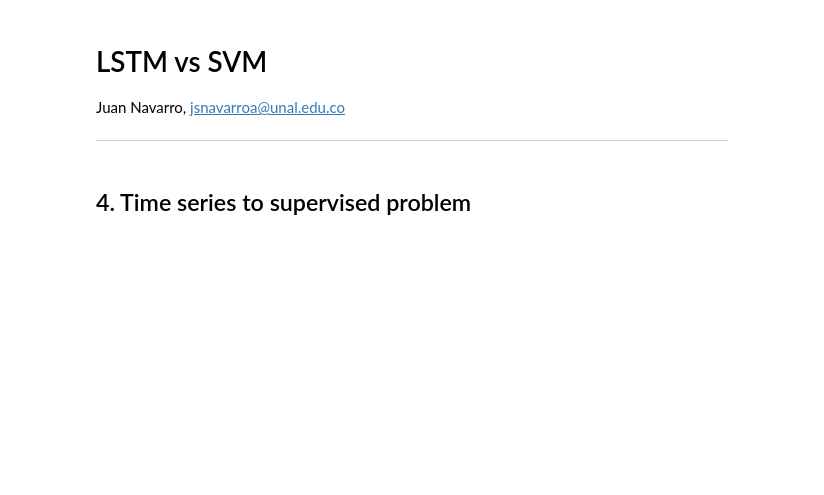
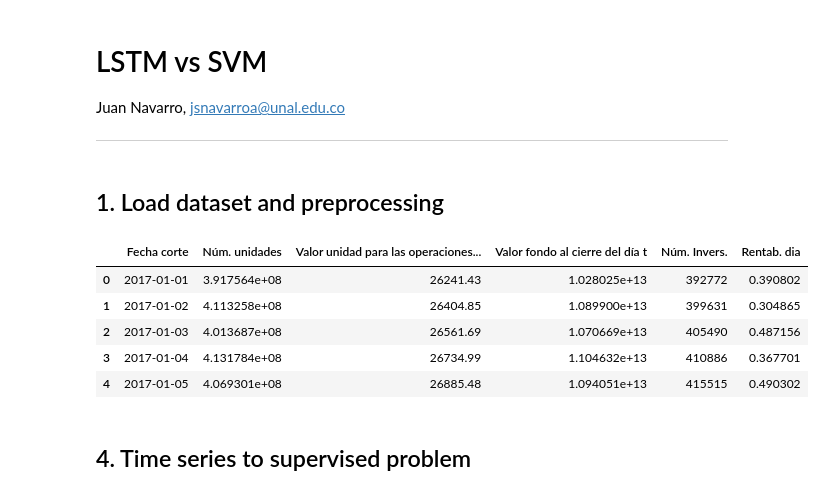
Before and after one commit to ingJSNA/machineLearning2018, a Jupyter notebook: Final Project/3 LSTM vs SVM.ipynb, the cells around one changed output. Cells and saved outputs as stored; diff of their text form; code cells hidden in the pictures; blank space fills up the shorter version.

Commit message:
Normalize daily return

```diff
--- a/Final Project/3 LSTM vs SVM.ipynb
+++ b/Final Project/3 LSTM vs SVM.ipynb
@@ -19,3 +15,23 @@ report = pd.read_csv(data_path+"/report.csv")
+# %% [markdown]
+## 1. Load dataset and preprocessing
+# %%
+import pandas as pd
+from sklearn import preprocessing
+
+dataset = pd.read_csv(data_path+"/data.csv")
+
+# Normalize
+scaler = preprocessing.MinMaxScaler(feature_range=(0, 1))
+dataset[['Rentab. dia']] = scaler.fit_transform(dataset[['Rentab. dia']])
+profit = dataset[['Rentab. dia']]
+dataset.head()
+# %% [output]
+|  | Fecha corte | Núm. unidades | Valor unidad para las operaciones... | Valor fondo al cierre del día t | Núm. Invers. | Rentab. dia |
+| 0 | 2017-01-01 | 3.917564e+08 | 26241.43 | 1.028025e+13 | 392772 | 0.390802 |
+| 1 | 2017-01-02 | 4.113258e+08 | 26404.85 | 1.089900e+13 | 399631 | 0.304865 |
+| 2 | 2017-01-03 | 4.013687e+08 | 26561.69 | 1.070669e+13 | 405490 | 0.487156 |
+| 3 | 2017-01-04 | 4.131784e+08 | 26734.99 | 1.104632e+13 | 410886 | 0.367701 |
+| 4 | 2017-01-05 | 4.069301e+08 | 26885.48 | 1.094051e+13 | 415515 | 0.490302 |
 # %% [markdown]
 ## 4. Time series to supervised problem
 # %%
```
Also changed, not shown: parts of 7 cells of this notebook, 1 other file.
